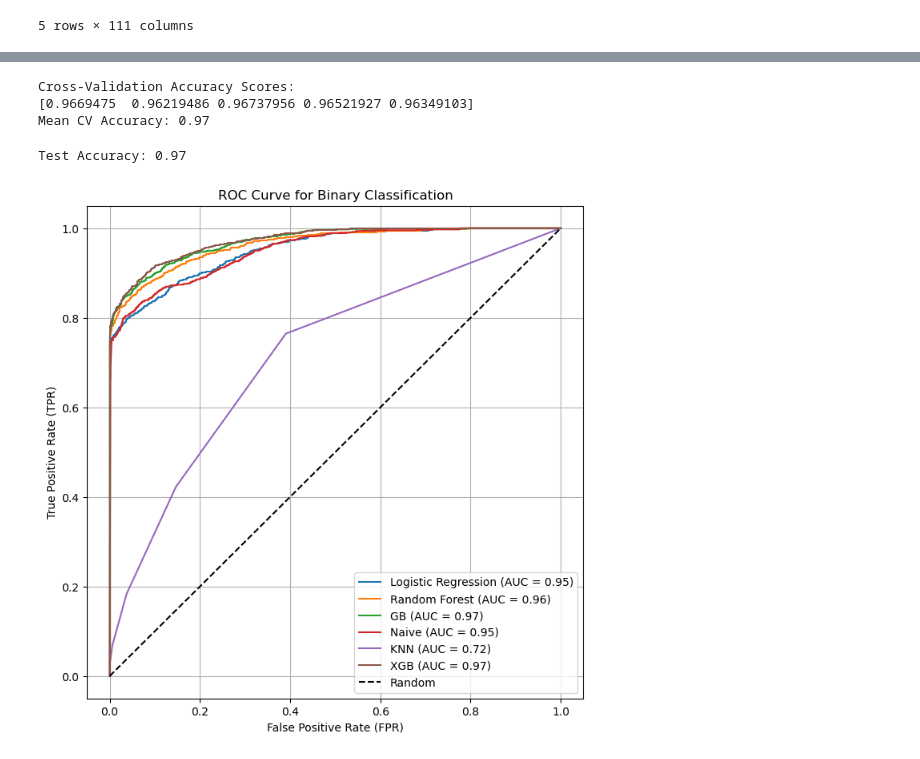
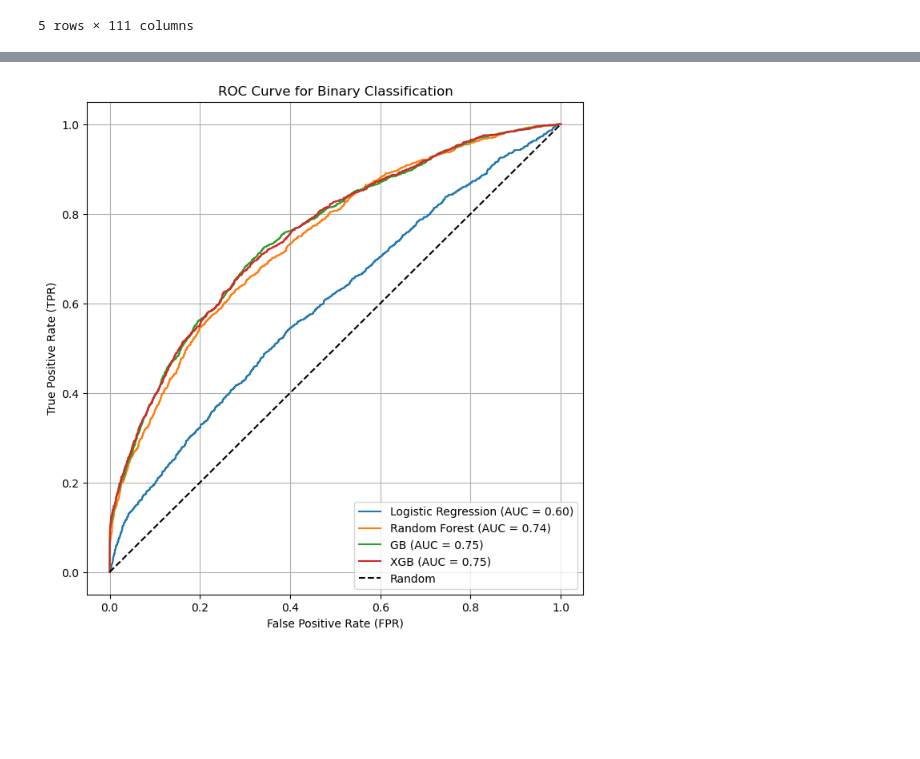
Before and after one commit to ntran119/data_projects, a Jupyter notebook: 2024_Predicting_Loans.ipynb, the cells around one changed output, grey strips where cells are left out. Cells and saved outputs as stored; diff of their text form; code cells hidden in the pictures; blank space fills up the shorter version.

```diff
--- a/2024_Predicting_Loans.ipynb
+++ b/2024_Predicting_Loans.ipynb
@@ -189,2 +175,4 @@ columns_to_drop = ['id', 'member_id', 'url', 'zip_code', 'addr_state', 'issue_d'
 # %%
+# drop columns
+columns_to_drop = ['installment', 'open_acc']
 loan_df = loan_df.drop(columns=columns_to_drop)
@@ -241,3 +178,0 @@ Index(['loan_amnt', 'funded_amnt', 'funded_amnt_inv', 'term', 'int_rate',
-# %%
-columns_to_drop = ['funded_amnt', 'funded_amnt_inv', 'installment', 'total_pymnt', 'total_pymnt_inv', 'total_rec_prncp', 'total_rec_int', 'collection_recovery_fee']
-loan_df = loan_df.drop(columns=columns_to_drop)
@@ -339,3 +178,0 @@ Name: purpose, dtype: int64
-# %%
-columns_to_drop = ['pymnt_plan', 'application_type', 'earliest_cr_line']
-loan_df = loan_df.drop(columns=columns_to_drop)
@@ -552,0 +421,32 @@ model_test = [logreg_model, dt_model, gb_model, knn_model, bayes_model]
+# %%
+from sklearn.metrics import precision_score, recall_score, f1_score
+
+# Create train-test split
+X_train, X_test, y_train, y_test = train_test_split(X, y, test_size=0.2, random_state=42)
+
+# Define models
+models = [
+    ('Logistic Regression', LogisticRegression(penalty = 'l2', C= 0.1, max_iter = 1000)),
+    ('Random Forest', RandomForestClassifier(min_samples_split = 10)),
+    ('GB', GradientBoostingClassifier(min_samples_split = 10)),
+    ('XGB', XGBClassifier(**params))
+]
+
+# Print header
+print(f"{'Model':<20} {'Precision':<20} {'Recall':<20} {'F1 Score':<20}")
+
+# Loop through models
+for name, model in models:
+    # Train the model
+    model.fit(X_train, y_train)
+
+    # Make predictions
+    y_pred = model.predict(X_test)
+
+    # Calculate precision, recall, and F1 score
+    precision = precision_score(y_test, y_pred)
+    recall = recall_score(y_test, y_pred)
+    f1 = f1_score(y_test, y_pred)
+
+    # Print results
+    print(f"{name:<20} {precision:<20.2f} {recall:<20.2f} {f1:<20.2f}")
@@ -567,25 +574,3 @@ for i, e in enumerate(model_test):
-# %%
-from xgboost import XGBClassifier
-xgb_model = XGBClassifier()
-kf = StratifiedKFold(n_splits=5, shuffle=True, random_state=42)
-cv_scores = cross_val_score(gb_model, X_train_val, y_train_val, cv=kf, scoring='accuracy')
-# Print cross-validation results
-print("Cross-Validation Accuracy Scores:")
-print(cv_scores)
-print(f'Mean CV Accuracy: {cv_scores.mean():.2f}')
-# %% [output]
-Cross-Validation Accuracy Scores:
-[0.9669475  0.96219486 0.96737956 0.96521927 0.96349103]
-Mean CV Accuracy: 0.97
-# %%
-xgb_model.fit(X_train, y_train)
-
-# Step 5: Evaluate the final model on the test set
-test_predictions = xgb_model.predict(X_test)
-test_accuracy = accuracy_score(y_test, test_predictions)
-print(f'Test Accuracy: {test_accuracy:.2f}')
-# %% [output]
-Test Accuracy: 0.97
 # %%
 from sklearn.metrics import roc_curve, auc
 
@@ -597,37 +582,35 @@ models = [
     ('Logistic Regression', LogisticRegression(penalty = 'l2', C= 0.1, max_iter = 1000)),
     ('Random Forest', RandomForestClassifier(min_samples_split = 10)),
     ('GB', GradientBoostingClassifier(min_samples_split = 10)),
-    ('Naive', GaussianNB()),
-    ('KNN', KNeighborsClassifier()),
-    ('XGB', XGBClassifier())
+    ('XGB', XGBClassifier(**params))
 ]
 
 # Plot ROC curves for each model
 plt.figure(figsize=(8, 8))
 
 for name, model in models:
     # Train the model
     model.fit(X_train, y_train)
 
     # Predict probabilities
     y_prob = model.predict_proba(X_test)[:, 1]
 
     # Compute ROC curve and AUC
     fpr, tpr, thresholds = roc_curve(y_test, y_prob)
     roc_auc = auc(fpr, tpr)
 
     # Plot ROC curve
     plt.plot(fpr, tpr, label=f'{name} (AUC = {roc_auc:.2f})')
 
 # Plot the diagonal line (random classifier)
 plt.plot([0, 1], [0, 1], 'k--', label='Random')
 
 # Customize the plot
 plt.xlabel('False Positive Rate (FPR)')
 plt.ylabel('True Positive Rate (TPR)')
 plt.title('ROC Curve for Binary Classification')
 plt.legend(loc='lower right')
 plt.grid(True)
 plt.show()
 # %% [output]
-[figure, old version]
+[figure, new version]
```
Also changed, not shown: parts of 82 cells of this notebook.
